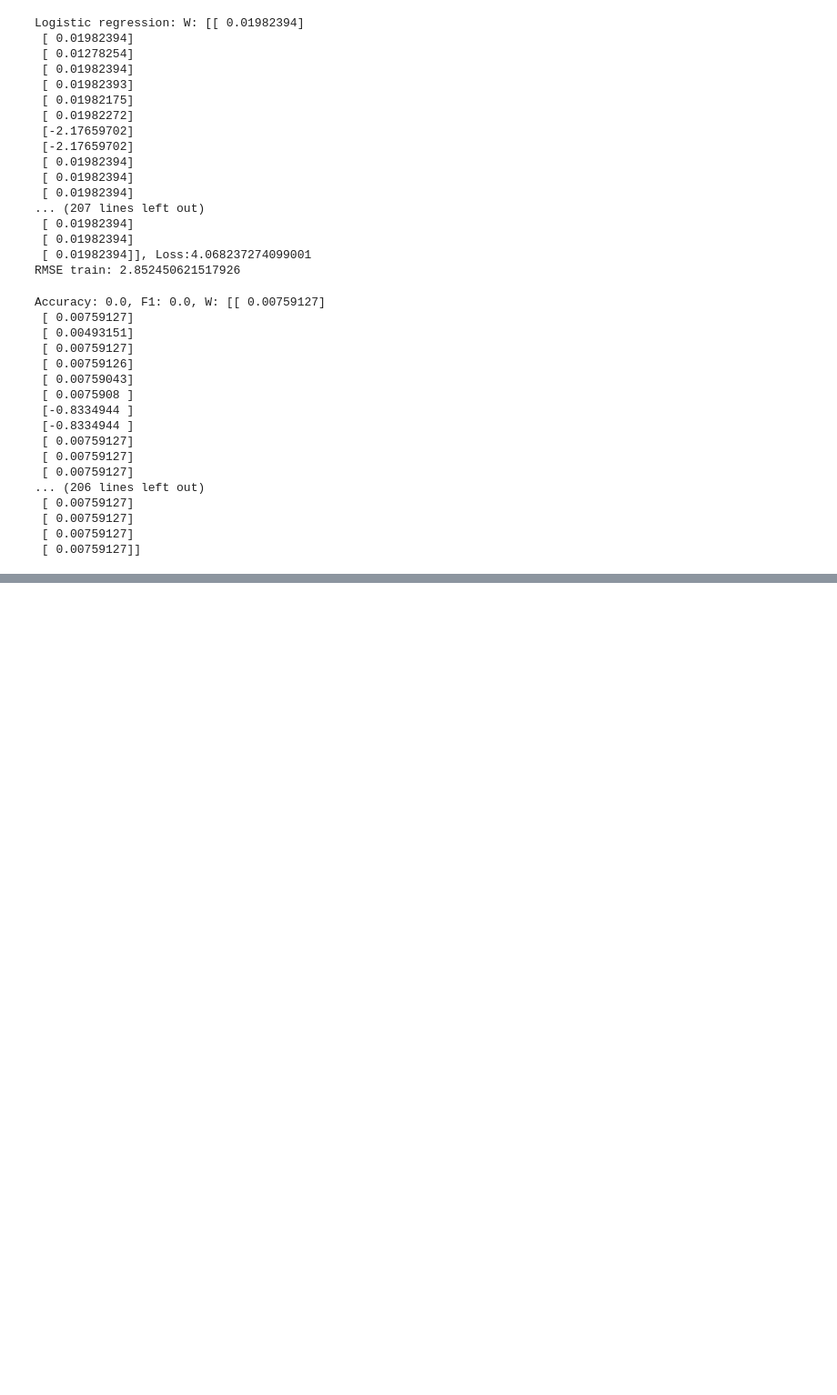
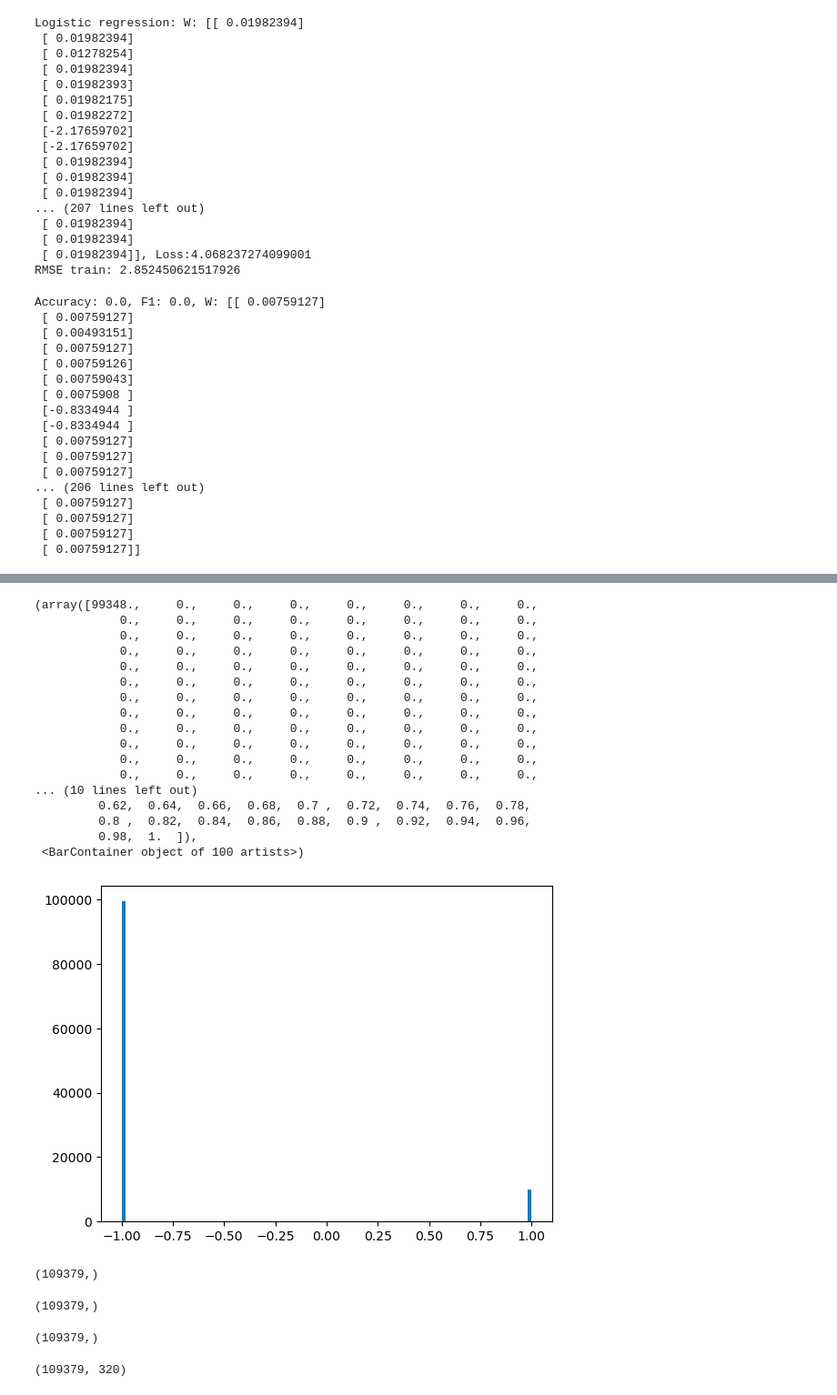
Before and after one commit to Laz4rz/CS-433-EPFL-Project1-ML, a Jupyter notebook: run.ipynb, the cells around one changed output, grey strips where cells are left out. Shown at 91% size. Drawn from its saved outputs; the diff is of its cells as text; code cells hidden in the pictures; blank space fills up the shorter version.

```diff
--- a/run.ipynb
+++ b/run.ipynb
@@ -189,0 +437,10 @@ print("Negative predictions: ", np.sum(pred == -1))
+# %%
+import os
+
+y_test = np.genfromtxt(
+    os.path.join("./models", "submission.csv"),
+    delimiter=",",
+    skip_header=1,
+    dtype=int,
+    usecols=1,
+)
@@ -189,0 +451,21 @@ print("Negative predictions: ", np.sum(pred == -1))
+# %%
+plt.hist(y_test, bins=100)
+# %% [output]
+(array([99348.,     0.,     0.,     0.,     0.,     0.,     0.,     0.,
+            0.,     0.,     0.,     0.,     0.,     0.,     0.,     0.,
+            0.,     0.,     0.,     0.,     0.,     0.,     0.,     0.,
+            0.,     0.,     0.,     0.,     0.,     0.,     0.,     0.,
+            0.,     0.,     0.,     0.,     0.,     0.,     0.,     0.,
+            0.,     0.,     0.,     0.,     0.,     0.,     0.,     0.,
+            0.,     0.,     0.,     0.,     0.,     0.,     0.,     0.,
+            0.,     0.,     0.,     0.,     0.,     0.,     0.,     0.,
+            0.,     0.,     0.,     0.,     0.,     0.,     0.,     0.,
+            0.,     0.,     0.,     0.,     0.,     0.,     0.,     0.,
+            0.,     0.,     0.,     0.,     0.,     0.,     0.,     0.,
+            0.,     0.,     0.,     0.,     0.,     0.,     0.,     0.,
+... (10 lines left out)
+         0.62,  0.64,  0.66,  0.68,  0.7 ,  0.72,  0.74,  0.76,  0.78,
+         0.8 ,  0.82,  0.84,  0.86,  0.88,  0.9 ,  0.92,  0.94,  0.96,
+         0.98,  1.  ]),
+ <BarContainer object of 100 artists>)
+[figure, added]
@@ -189,0 +480,16 @@ print("Negative predictions: ", np.sum(pred == -1))
+# %%
+test_idx_2.shape
+# %% [output]
+(109379,)
+# %%
+test_ids.shape
+# %% [output]
+(109379,)
+# %%
+y_test.shape
+# %% [output]
+(109379,)
+# %%
+x_test.shape
+# %% [output]
+(109379, 320)
```
Also changed, not shown: parts of 27 cells of this notebook, 14 other files.
